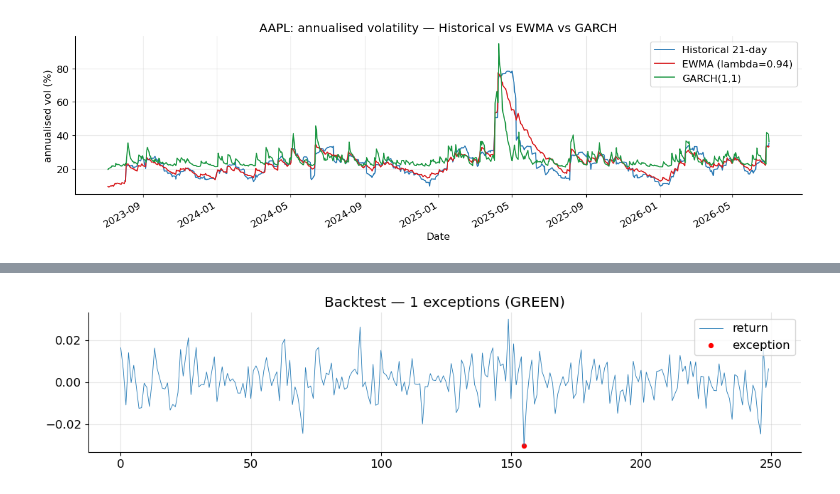
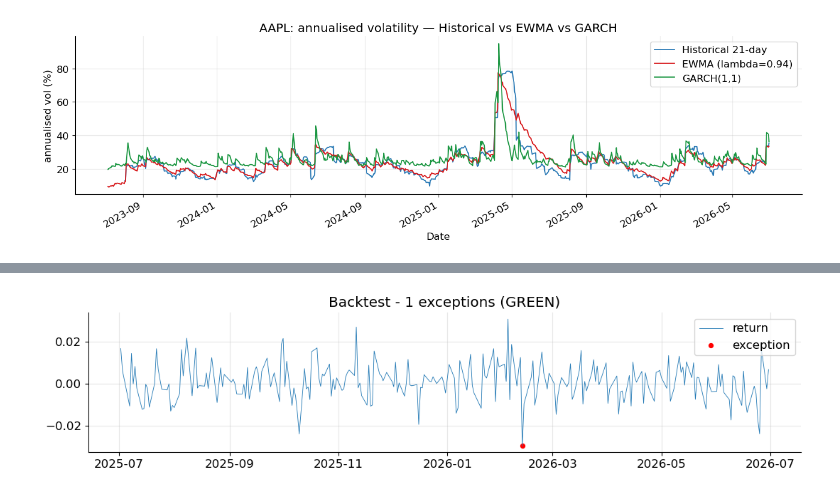
Before and after one commit to elruva/financial-risk-management-, a Jupyter notebook: assignments/A1/assignment_1.ipynb, the cells around one changed output, grey strips where cells are left out. Cells and saved outputs as stored; diff of their text form; code cells hidden in the pictures.

```diff
--- a/assignments/A1/market_risk_assignment.ipynb
+++ b/assignments/A1/assignment_1.ipynb
@@ -151,17 +168,17 @@ Beta \(=\mathrm{Cov}(r_i,r_m)/\mathrm{Var}(r_m)\) measures exposure to the bloc
 # %%
-# --- Beta + systematic/idiosyncratic split via OLS on the bloc index (Session 2 cell 5) ---
 rows = []
 for s in stocks:
-    slope, intercept, rval, pval, se = stats.linregress(r_mkt, r_stk[s])   # stock ~ market
+    slope, intercept, rval, pval, se = stats.linregress(r_mkt, r_stk[s])
     rows.append({'Stock': s,
                  'Ann. vol %':      r_stk[s].std() * np.sqrt(252) * 100,
                  'Beta':            slope,
                  'Beta SE':         se,
+                 'Beta p':          pval,
                  'Systematic R2':   rval**2,
                  'Idiosyncratic':   1 - rval**2,
                  'Alpha ann %':     intercept * 252 * 100,
                  'Excess kurtosis': stats.kurtosis(r_stk[s], fisher=True)})
-summary_df = pd.DataFrame(rows).set_index('Stock').round(3)
-print(f'Per-stock beta vs {BENCH}  (a broad index would have beta ~1 — a sanity check):')
-display(summary_df)
+summary_df = pd.DataFrame(rows).set_index('Stock')
+print(f'Per-stock beta vs {BENCH} (a broad index would sit near 1, which is the sanity check):')
+display(summary_df.round(3))
 # %% [output]
@@ -341,26 +431,69 @@ We roll a 500-day estimation window, forecast 1-day 99% VaR for the next day, an
 # %%
+from scipy.stats import chi2
 win, test_n = 500, 250
 series = r_port.values
 exc = []
 for t in range(len(series)-test_n, len(series)):
     hist = series[t-win:t]
-    v = -(hist.mean() + Z*hist.std())     # parametric VaR from trailing window
+    v = -(hist.mean() + Z*hist.std())
     exc.append(series[t] < -v)
 exc = np.array(exc)
 n_exc, expected = exc.sum(), ALPHA*test_n
 zone = "GREEN" if n_exc <= 4 else "YELLOW" if n_exc <= 9 else "RED"
-print(f"Exceptions: {n_exc} / {test_n}   Expected: {expected:.1f}   Basel zone: {zone}")
+print(f"Basel zone read on 250 obs -> Exceptions: {n_exc} / {test_n}   "
+      f"Expected: {expected:.1f}   Zone: {zone}")
 
-# Kupiec POF likelihood-ratio test
-p_hat = n_exc/test_n
-if 0 < n_exc < test_n:
-    LR = -2*np.log(((1-ALPHA)**(test_n-n_exc)*ALPHA**n_exc) /
-                   ((1-p_hat)**(test_n-n_exc)*p_hat**n_exc))
-    print(f"Kupiec LR = {LR:.2f}  (>3.84 rejects VaR at 5%)")
+diag_win = 250
+fi, fe = [], []
+for t in range(diag_win, len(series)):
+    hist = series[t-diag_win:t]
+    v = -(hist.mean() + Z*hist.std())
+    fi.append(r_port.index[t]); fe.append(series[t] < -v)
+full = pd.Series(fe, index=pd.DatetimeIndex(fi))
+by_year = full.groupby(full.index.year).agg(exceptions='sum', days='count')
+by_year['rate %'] = (by_year['exceptions']/by_year['days']*100).round(2)
+print(f"\nBreaches by year, {diag_win}-day estimation window ({len(full)} days "
+      f"covered vs {len(series)-win} on a {win}-day window):")
+print(by_year.to_string())
+worst = int(by_year['exceptions'].max())
+worst_yr = int(by_year['exceptions'].idxmax())
+worst_days = int(by_year.loc[worst_yr, 'days'])
+print(f"Worst single year: {worst} breaches in {worst_yr} ({worst_days} days covered).")
 
-test_ret = pd.Series(series[-test_n:])
+def kupiec_pof(x, n, alpha):
+    p, p_hat = alpha, x/n
+    if p_hat in (0, 1): return np.nan, np.nan
+    lr = -2*(x*np.log(p/p_hat) + (n-x)*np.log((1-p)/(1-p_hat)))
+    return lr, chi2.sf(lr, df=1)
+
+def christoffersen_ind(v):
+    v = v.astype(int)
+    n00=int(((v[:-1]==0)&(v[1:]==0)).sum()); n01=int(((v[:-1]==0)&(v[1:]==1)).sum())
+    n10=int(((v[:-1]==1)&(v[1:]==0)).sum()); n11=int(((v[:-1]==1)&(v[1:]==1)).sum())
+    pi01 = n01/(n00+n01) if (n00+n01) else 0.0
+    pi11 = n11/(n10+n11) if (n10+n11) else 0.0
+    pi   = (n01+n11)/(n00+n01+n10+n11)
+    if pi in (0,1) or pi01 in (0,1): return np.nan, np.nan, (pi01, pi11)
+    sl = lambda x: np.log(max(x, 1e-300))
+    ll0 = (n00+n10)*sl(1-pi) + (n01+n11)*sl(pi)
+    ll1 = n00*sl(1-pi01)+n01*sl(pi01)+n10*sl(1-pi11)+n11*sl(pi11)
+    lr = -2*(ll0-ll1)
+    return lr, chi2.sf(lr, df=1), (pi01, pi11)
+
+LR, p_uc = kupiec_pof(int(n_exc), test_n, ALPHA)
+LR_ind, p_ind, _ = christoffersen_ind(exc)
+print(f"\nKupiec POF          LR = {LR:.2f}  p = {p_uc:.2f}   (>3.84 rejects correct 99% coverage)")
+if not np.isnan(LR_ind):
+    LR_cc = LR + LR_ind
+    print(f"Christoffersen ind. LR = {LR_ind:.2f}  p = {p_ind:.2f}   (>3.84 => exceptions cluster)")
+    print(f"Conditional coverage LR_cc = {LR_cc:.2f}  (df=2; >5.99 => reject jointly)")
+else:
+    print("Christoffersen ind.: too few exceptions -> clustering not detectable "
+          "(low power: ~2.5 breaches expected per 250 days at 99%).")
+
+test_ret = r_port.iloc[-test_n:]
 plt.figure(figsize=(11,2.8))
-plt.plot(test_ret.values, lw=.6, label="return")
-plt.scatter(np.where(exc)[0], test_ret.values[exc], c="red", s=18, label="exception")
-plt.title(f"Backtest — {n_exc} exceptions ({zone})"); plt.legend(); plt.tight_layout(); plt.show()
+plt.plot(test_ret.index, test_ret.values, lw=.6, label="return")
+plt.scatter(test_ret.index[exc], test_ret.values[exc], c="red", s=18, label="exception")
+plt.title(f"Backtest - {n_exc} exceptions ({zone})"); plt.legend(); plt.tight_layout(); plt.show()
 # %% [output]
@@ -369,2 +512,2 @@ Kupiec LR = 1.18  (>3.84 rejects VaR at 5%)
-[figure, old version]
+[figure, new version]
 # %% [markdown]
```
Also changed, not shown: parts of 27 cells of this notebook, 47 other files.
